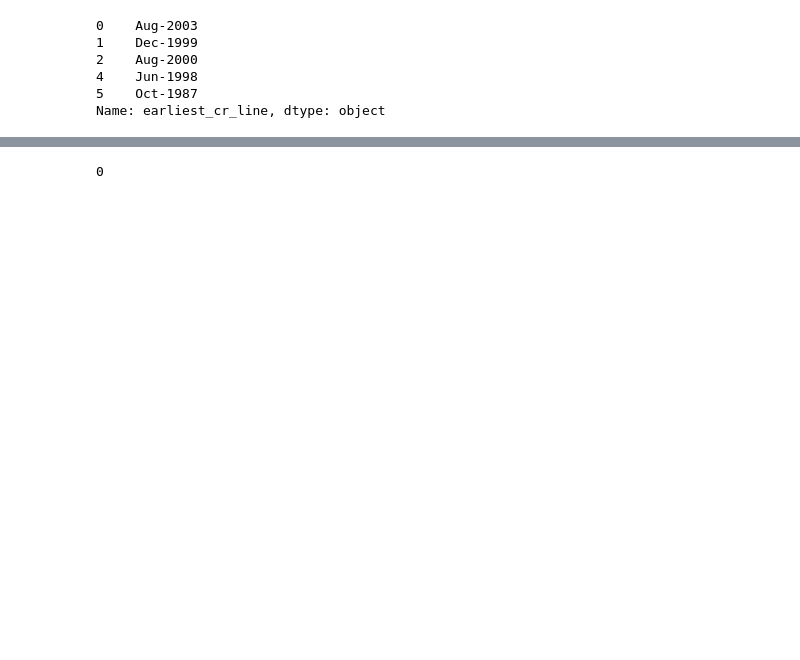
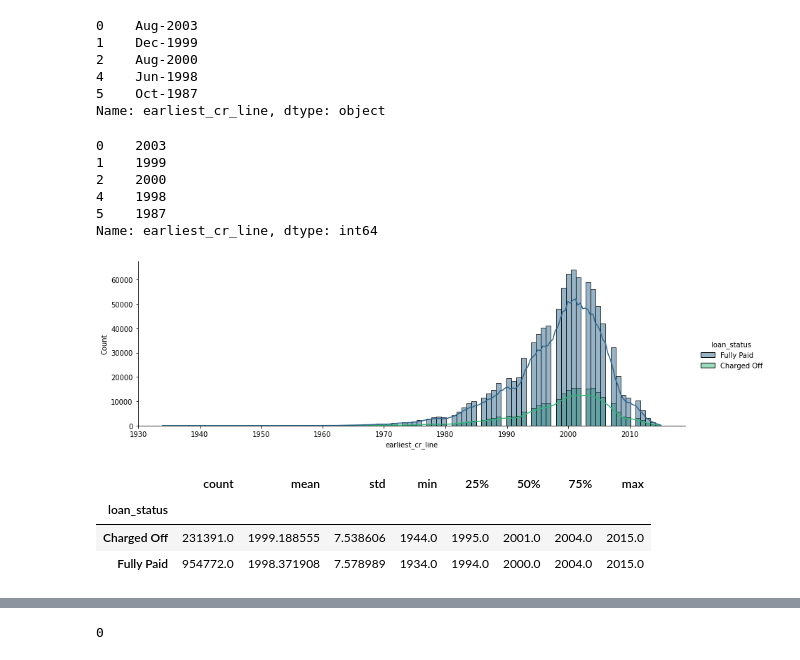
Before and after one commit to laussin86/Capstone-project, a Jupyter notebook: Loan_Default_Project.ipynb, the cells around one changed output, grey strips where cells are left out. Saved outputs shown, nothing was run; the diff lists cells and outputs as text; code cells hidden in the pictures; blank space fills up the shorter version.

```diff
--- a/Loan_Default_Project.ipynb
+++ b/Loan_Default_Project.ipynb
@@ -181,3 +181,23 @@ Name: earliest_cr_line, dtype: object
 # %%
 #let's keep only the month
 df_nocurrent['earliest_cr_line'] = df_nocurrent['earliest_cr_line'].apply( lambda date : int(date[-4:]))
+# %%
+df_nocurrent['earliest_cr_line'].head()
+# %% [output]
+0    2003
+1    1999
+2    2000
+4    1998
+5    1987
+Name: earliest_cr_line, dtype: int64
+# %%
+sns.displot(data=df_nocurrent, x='earliest_cr_line', hue='loan_status', bins=100, height=4, aspect=3, kde=True, palette='viridis');
+# %% [output]
+[figure, added]
+# %%
+df_nocurrent.groupby('loan_status')['earliest_cr_line'].describe()
+# %% [output]
+|  | count | mean | std | min | 25% | 50% | 75% | max |
+| loan_status |  |  |  |  |  |  |  |  |
+| Charged Off | 231391.0 | 1999.188555 | 7.538606 | 1944.0 | 1995.0 | 2001.0 | 2004.0 | 2015.0 |
+| Fully Paid | 954772.0 | 1998.371908 | 7.578989 | 1934.0 | 1994.0 | 2000.0 | 2004.0 | 2015.0 |
```
Also changed, not shown: parts of 101 cells of this notebook.
